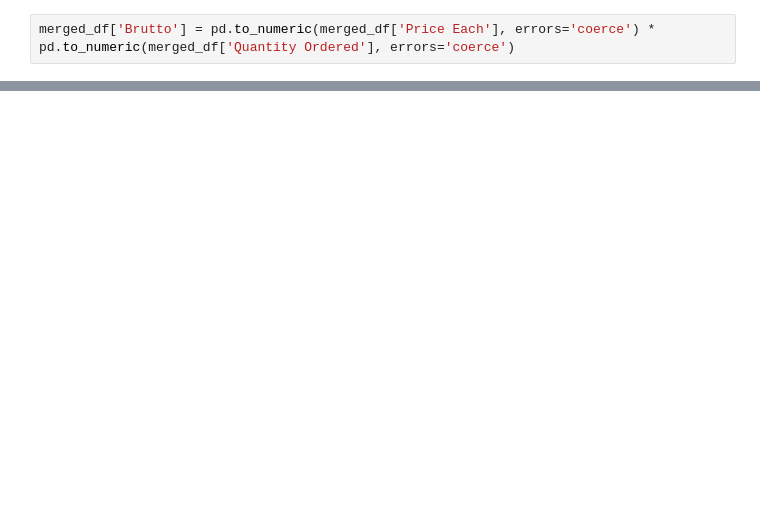
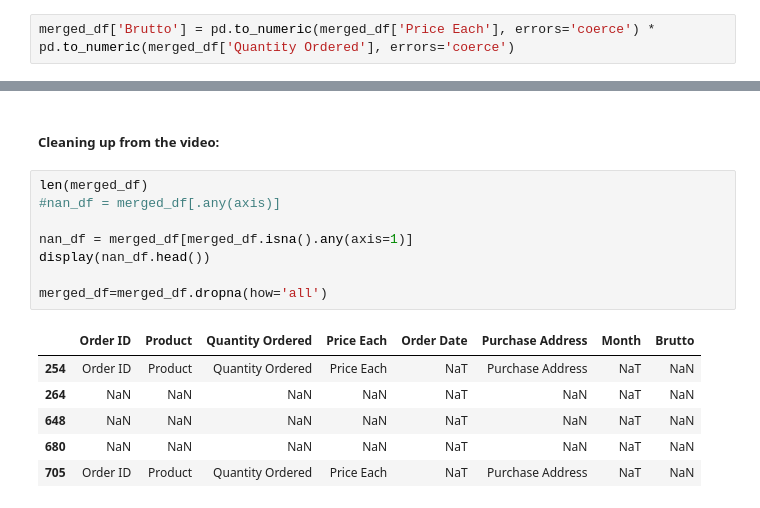
Before and after one commit to vlzsombor/real_ds, a Jupyter notebook: SalesAnalysis/Analysis.ipynb, the cells around one changed output, grey strips where cells are left out. Saved outputs shown, nothing was run; the diff lists cells and outputs as text; blank space fills up the shorter version.

```diff
--- a/SalesAnalysis/Analysis.ipynb
+++ b/SalesAnalysis/Analysis.ipynb
@@ -139,0 +226,17 @@ print(monthly_sales.idxmax())
+# %% [markdown]
+##### Cleaning up from the video:
+# %%
+len(merged_df)
+#nan_df = merged_df[.any(axis)]
+
+nan_df = merged_df[merged_df.isna().any(axis=1)]
+display(nan_df.head())
+
+merged_df=merged_df.dropna(how='all')
+# %% [output]
+|  | Order ID | Product | Quantity Ordered | Price Each | Order Date | Purchase Address | Month | Brutto |
+| 254 | Order ID | Product | Quantity Ordered | Price Each | NaT | Purchase Address | NaT | NaN |
+| 264 | NaN | NaN | NaN | NaN | NaT | NaN | NaT | NaN |
+| 648 | NaN | NaN | NaN | NaN | NaT | NaN | NaT | NaN |
+| 680 | NaN | NaN | NaN | NaN | NaT | NaN | NaT | NaN |
+| 705 | Order ID | Product | Quantity Ordered | Price Each | NaT | Purchase Address | NaT | NaN |
```
Also changed, not shown: parts of 15 cells of this notebook.
